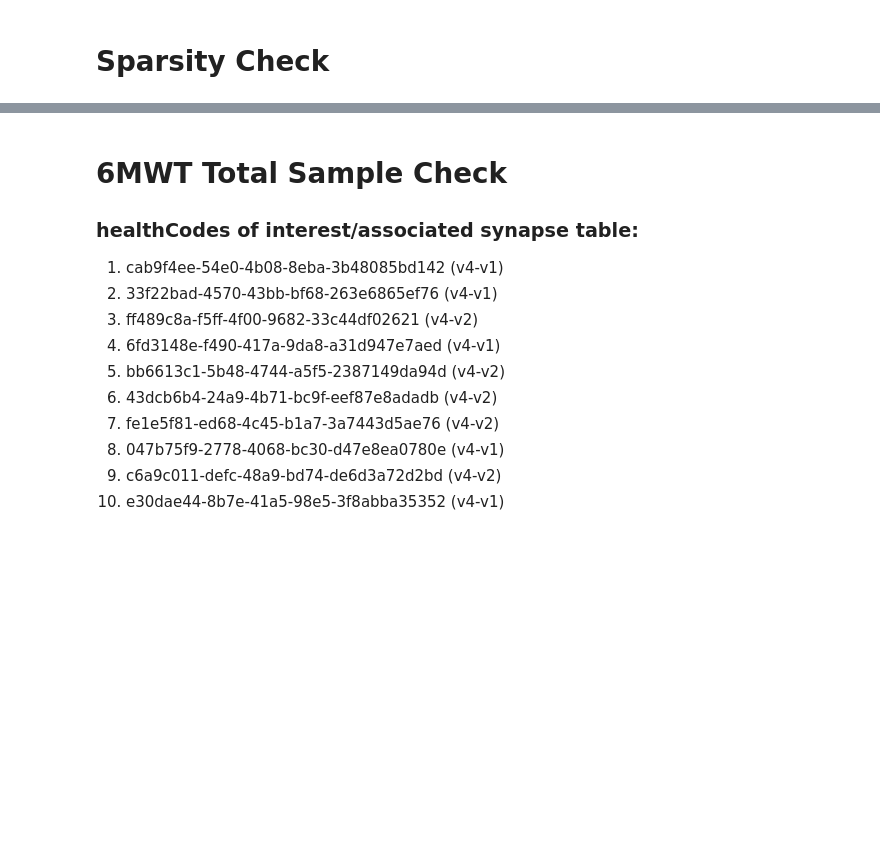
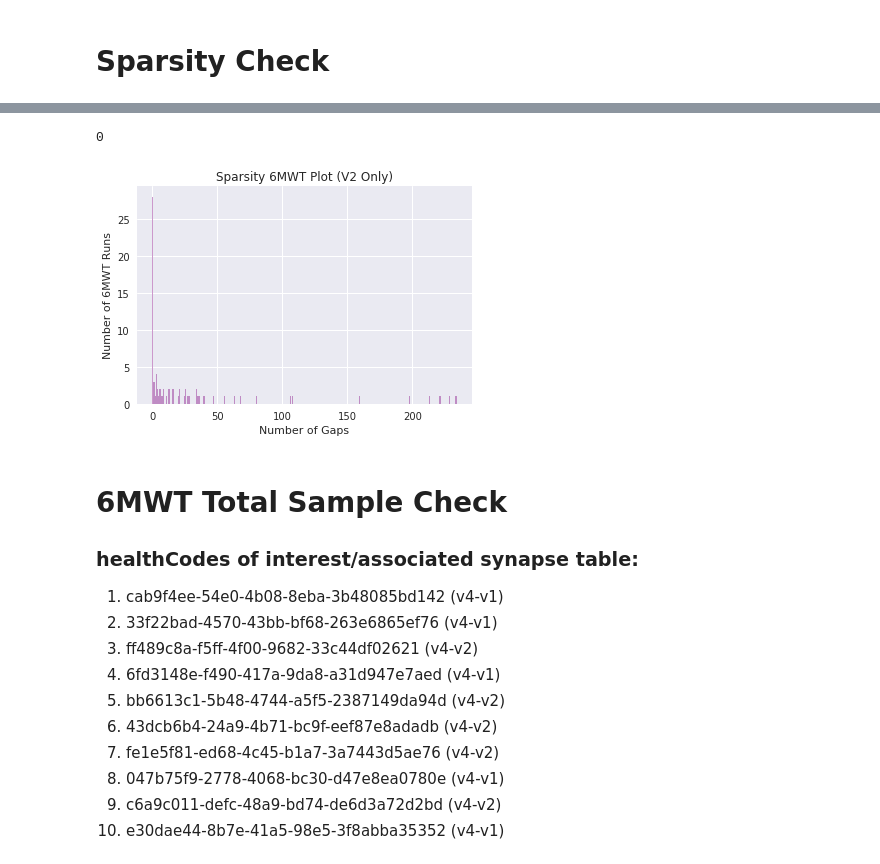
Before and after one commit to AshleyLab/MHC-Gait-Cluster, a Jupyter notebook: MHC-Gait.ipynb, the cells around one changed output, grey strips where cells are left out. Cells and saved outputs as stored; diff of their text form; code cells hidden in the pictures; blank space fills up the shorter version.

```diff
--- a/MHC-Gait.ipynb
+++ b/MHC-Gait.ipynb
@@ -156,3 +173,5 @@ def find_gaps(directory, table):
                     i += 1
 
     return hc_gaps
+# %%
+v2_only = find_gaps(directory, v2)
@@ -159,3 +198,22 @@ def find_gaps(directory, table):
+# %%
+list(v2_only.values())
+# %% [output]
+0
+# %%
+import matplotlib.pyplot as plt
+import seaborn as sns
+sns.set()
+%matplotlib inline
+
+plt.title('Sparsity 6MWT Plot (V2 Only)')
+# Set x-axis label
+plt.xlabel('Number of Gaps')
+# Set y-axis label
+plt.ylabel('Number of 6MWT Runs')
+sns.distplot(list(v2_only.values()), bins=250, kde=False, rug=False, color='purple')
+plt.savefig('sparsity.png', dpi = 300)
+# %% [output]
+[figure, added]
 # %% [markdown]
 # 6MWT Total Sample Check
 
```
Also changed, not shown: parts of 4 cells of this notebook, 18 other files.
